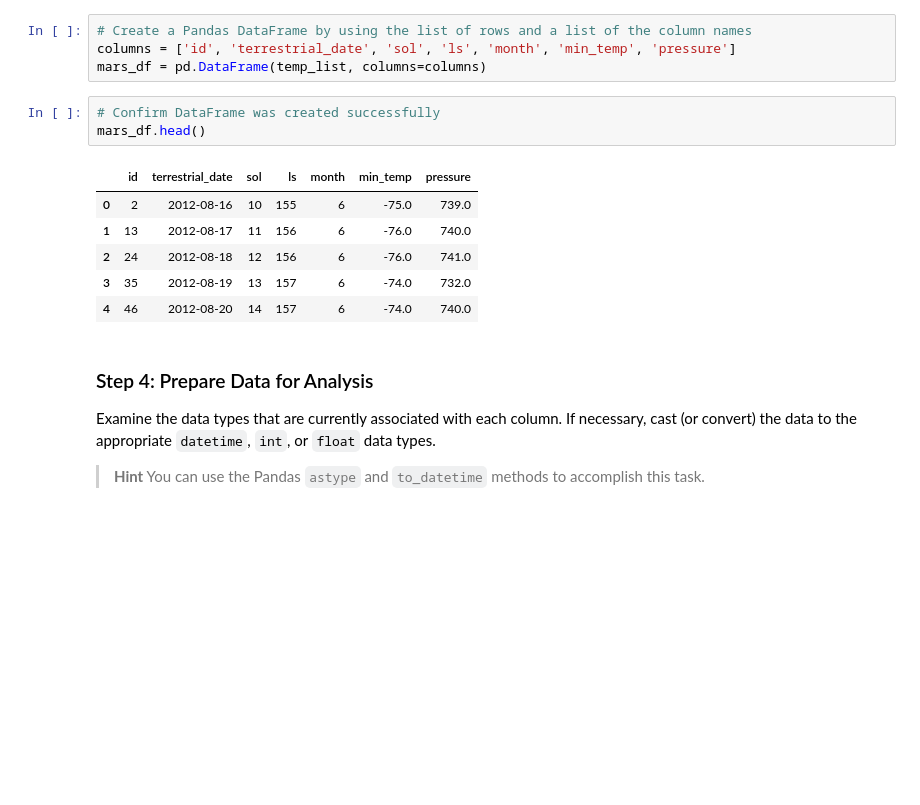
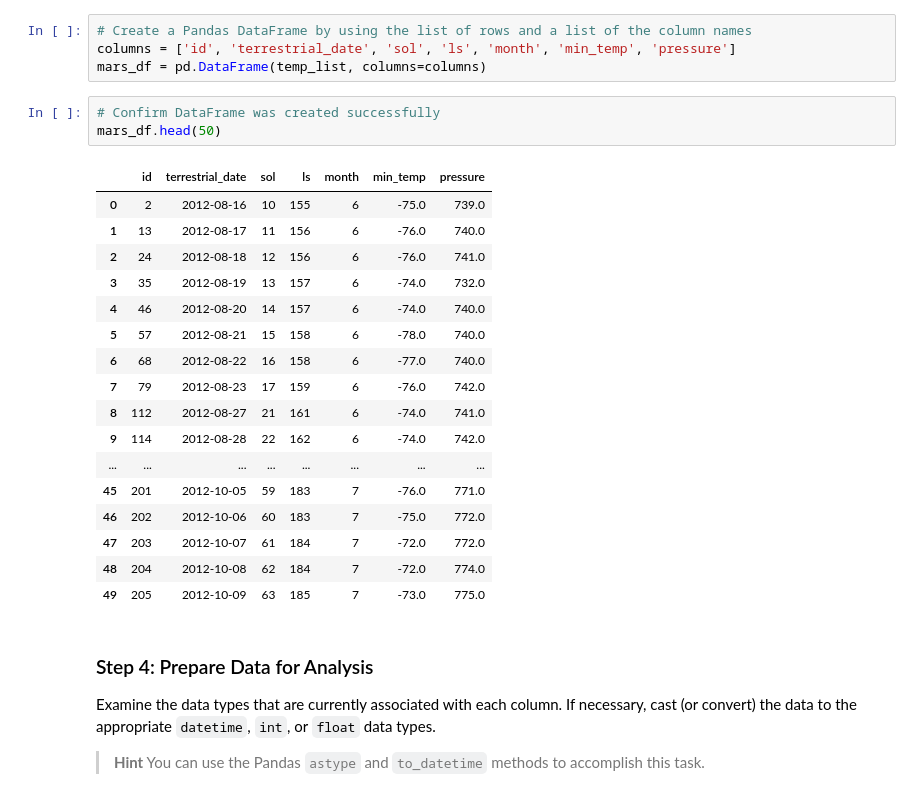
Before and after one commit to alexandriaorvis/webscrapingchallenge, a Jupyter notebook: part_2_mars_weather.ipynb, the cells around one changed output. Drawn from its saved outputs; the diff is of its cells as text; blank space fills up the shorter version.

```diff
--- a/part_2_mars_weather.ipynb
+++ b/part_2_mars_weather.ipynb
@@ -62,14 +62,25 @@ columns = ['id', 'terrestrial_date', 'sol', 'ls', 'month', 'min_temp', 'pressure
 mars_df = pd.DataFrame(temp_list, columns=columns)
 # %%
 # Confirm DataFrame was created successfully
-mars_df.head()
+mars_df.head(50)
 # %% [output]
 |  | id | terrestrial_date | sol | ls | month | min_temp | pressure |
 | 0 | 2 | 2012-08-16 | 10 | 155 | 6 | -75.0 | 739.0 |
 | 1 | 13 | 2012-08-17 | 11 | 156 | 6 | -76.0 | 740.0 |
 | 2 | 24 | 2012-08-18 | 12 | 156 | 6 | -76.0 | 741.0 |
 | 3 | 35 | 2012-08-19 | 13 | 157 | 6 | -74.0 | 732.0 |
 | 4 | 46 | 2012-08-20 | 14 | 157 | 6 | -74.0 | 740.0 |
+| 5 | 57 | 2012-08-21 | 15 | 158 | 6 | -78.0 | 740.0 |
+| 6 | 68 | 2012-08-22 | 16 | 158 | 6 | -77.0 | 740.0 |
+| 7 | 79 | 2012-08-23 | 17 | 159 | 6 | -76.0 | 742.0 |
+| 8 | 112 | 2012-08-27 | 21 | 161 | 6 | -74.0 | 741.0 |
+| 9 | 114 | 2012-08-28 | 22 | 162 | 6 | -74.0 | 742.0 |
+| ... | ... | ... | ... | ... | ... | ... | ... |
+| 45 | 201 | 2012-10-05 | 59 | 183 | 7 | -76.0 | 771.0 |
+| 46 | 202 | 2012-10-06 | 60 | 183 | 7 | -75.0 | 772.0 |
+| 47 | 203 | 2012-10-07 | 61 | 184 | 7 | -72.0 | 772.0 |
+| 48 | 204 | 2012-10-08 | 62 | 184 | 7 | -72.0 | 774.0 |
+| 49 | 205 | 2012-10-09 | 63 | 185 | 7 | -73.0 | 775.0 |
 # %% [markdown]
 ### Step 4: Prepare Data for Analysis
 
```
Also changed, not shown: parts of 11 cells of this notebook, 2 other files.
